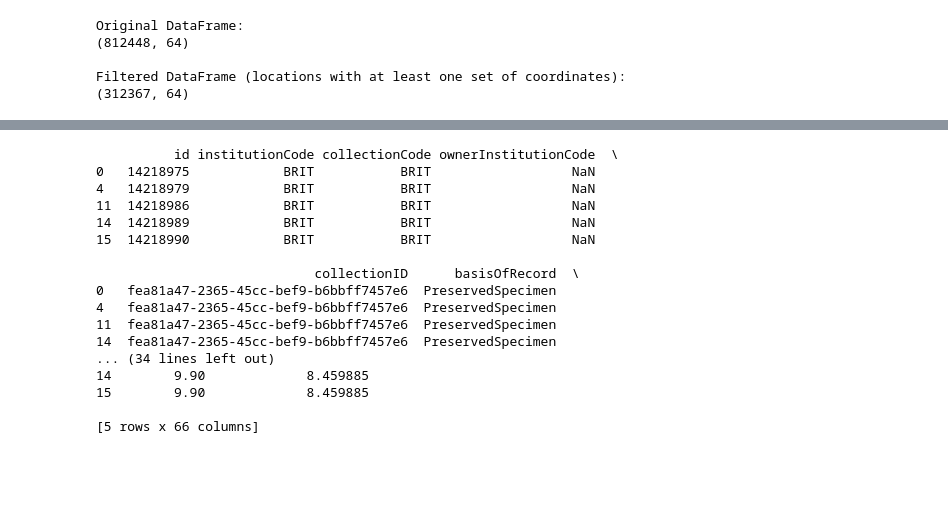
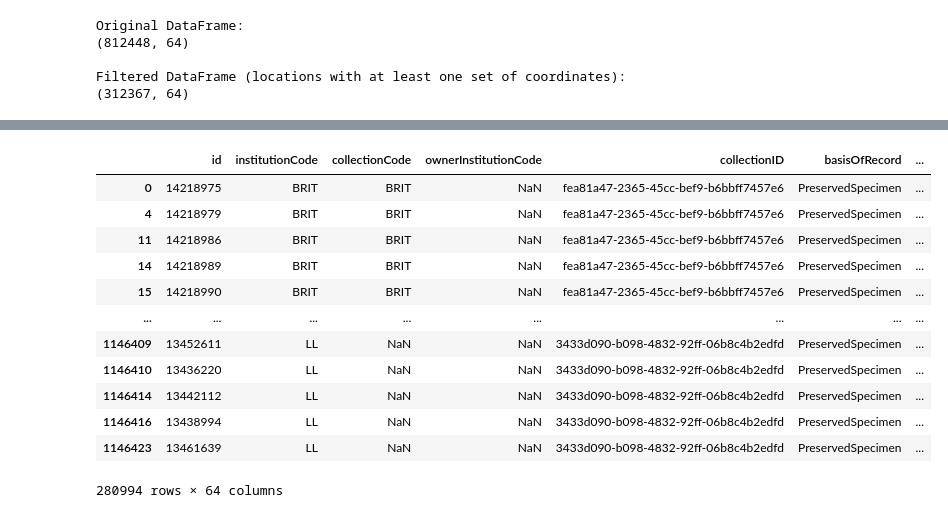
Before and after one commit to jbest/pybels, a Jupyter notebook: BELS_summarize.ipynb, the cells around one changed output, grey strips where cells are left out. Saved outputs shown, nothing was run; the diff lists cells and outputs as text; code cells hidden in the pictures; blank space fills up the shorter version.

```diff
--- a/BELS_summarize.ipynb
+++ b/BELS_summarize.ipynb
@@ -261,26 +167,3 @@ def calculate_and_add_county_means(df, location_count_col, county_col):
-# %%
-df_wo_geo_nostatecounty_means = calculate_and_add_county_means(df_wo_geo_nostatecounty, 'dup_loc_count', 'county')
-
-# View the results
-print(df_wo_geo_nostatecounty_means.head())
-# %% [output]
-          id institutionCode collectionCode ownerInstitutionCode  \
-0   14218975            BRIT           BRIT                  NaN
-4   14218979            BRIT           BRIT                  NaN
-11  14218986            BRIT           BRIT                  NaN
-14  14218989            BRIT           BRIT                  NaN
-15  14218990            BRIT           BRIT                  NaN
-
-                            collectionID      basisOfRecord  \
-0   fea81a47-2365-45cc-bef9-b6bbff7457e6  PreservedSpecimen
-4   fea81a47-2365-45cc-bef9-b6bbff7457e6  PreservedSpecimen
-11  fea81a47-2365-45cc-bef9-b6bbff7457e6  PreservedSpecimen
-14  fea81a47-2365-45cc-bef9-b6bbff7457e6  PreservedSpecimen
-... (34 lines left out)
-14        9.90             8.459885
-15        9.90             8.459885
-
-[5 rows x 66 columns]
 # %%
 def filtered_mean(x):
     if len(x) <= 1:
@@ -330,4 +233,20 @@ df_no_geo_normalized = df_wo_geo_nostatecounty.copy()
 # Add the normalized county names as a new column
 df_no_geo_normalized.loc[:, 'county_normalized'] = normalize_county_names(df_no_geo_normalized, 'county')
 #df_no_geo_normalized['county_normalized'] = normalize_county_names(df_no_geo_normalized, 'county')
+# %%
+df_wo_geo_nostatecounty
+# %% [output]
+|  | id | institutionCode | collectionCode | ownerInstitutionCode | collectionID | basisOfRecord | ... |
+| 0 | 14218975 | BRIT | BRIT | NaN | fea81a47-2365-45cc-bef9-b6bbff7457e6 | PreservedSpecimen | ... |
+| 4 | 14218979 | BRIT | BRIT | NaN | fea81a47-2365-45cc-bef9-b6bbff7457e6 | PreservedSpecimen | ... |
+| 11 | 14218986 | BRIT | BRIT | NaN | fea81a47-2365-45cc-bef9-b6bbff7457e6 | PreservedSpecimen | ... |
+| 14 | 14218989 | BRIT | BRIT | NaN | fea81a47-2365-45cc-bef9-b6bbff7457e6 | PreservedSpecimen | ... |
+| 15 | 14218990 | BRIT | BRIT | NaN | fea81a47-2365-45cc-bef9-b6bbff7457e6 | PreservedSpecimen | ... |
+| ... | ... | ... | ... | ... | ... | ... | ... |
+| 1146409 | 13452611 | LL | NaN | NaN | 3433d090-b098-4832-92ff-06b8c4b2edfd | PreservedSpecimen | ... |
+| 1146410 | 13436220 | LL | NaN | NaN | 3433d090-b098-4832-92ff-06b8c4b2edfd | PreservedSpecimen | ... |
+| 1146414 | 13442112 | LL | NaN | NaN | 3433d090-b098-4832-92ff-06b8c4b2edfd | PreservedSpecimen | ... |
+| 1146416 | 13438994 | LL | NaN | NaN | 3433d090-b098-4832-92ff-06b8c4b2edfd | PreservedSpecimen | ... |
+| 1146423 | 13461639 | LL | NaN | NaN | 3433d090-b098-4832-92ff-06b8c4b2edfd | PreservedSpecimen | ... |
+280994 rows × 64 columns
 # %%
```
Also changed, not shown: parts of 26 cells of this notebook.
